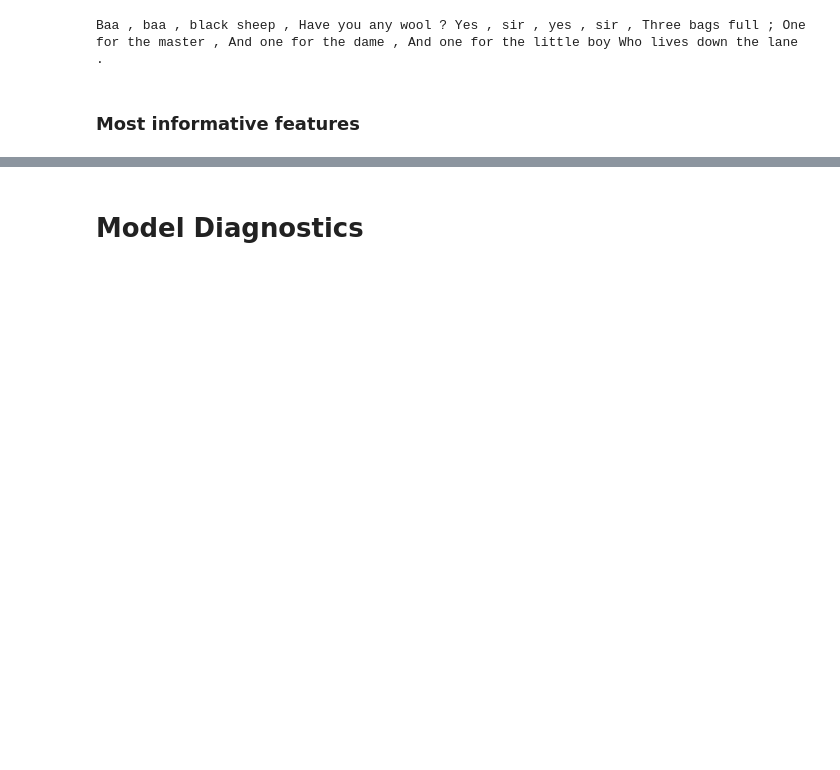
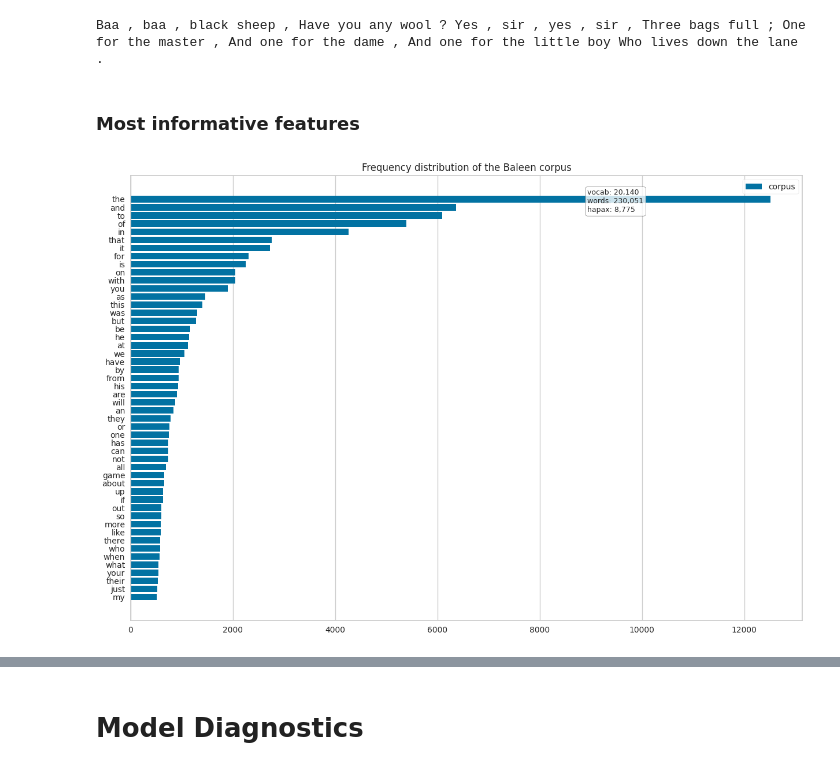
Before and after one commit to rjafarau/atap, a Jupyter notebook: python/source/08_Text_Visualization.ipynb, the cells around one changed output, grey strips where cells are left out. Cells and saved outputs as stored; diff of their text form; code cells hidden in the pictures; blank space fills up the shorter version.

Commit message:
Continue chapter 08 Text Visualization

```diff
--- a/python/source/08_Text_Visualization.ipynb
+++ b/python/source/08_Text_Visualization.ipynb
@@ -636,3 +634,25 @@ legacy_viz.transform(nursery_rhyme_processed)
 Baa , baa , black sheep , Have you any wool ? Yes , sir , yes , sir , Three bags full ; One for the master , And one for the dame , And one for the little boy Who lives down the lane .
 # %% [markdown]
 ### Most informative features
+# %%
+from yellowbrick.datasets import load_hobbies
+from yellowbrick.text.freqdist import FreqDistVisualizer
+from sklearn.feature_extraction.text import CountVectorizer
+
+corpus = load_hobbies(DATA_DIR)
+# %%
+vectorizer = CountVectorizer()
+docs = vectorizer.fit_transform(corpus.data)
+features = vectorizer.get_feature_names_out()
+# %%
+%%capture --no-display
+fig, ax = plt.subplots(figsize=(15, 10))
+visualizer = FreqDistVisualizer(
+    features=features, ax=ax,
+    title='Frequency distribution of the Baleen corpus'
+)
+visualizer.fit(docs)
+visualizer.show()
+plt.show()
+# %% [output]
+[figure, added]
```
Also changed, not shown: parts of 8 cells of this notebook, 1 other file.
